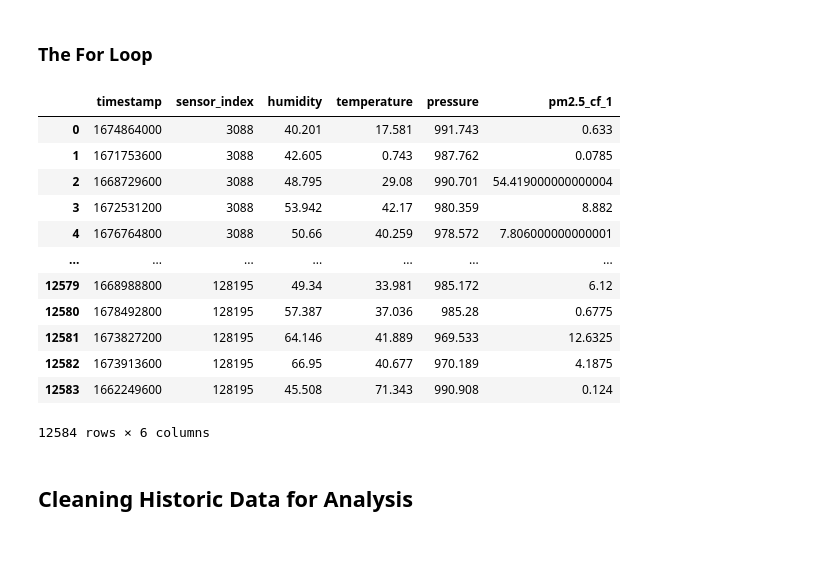
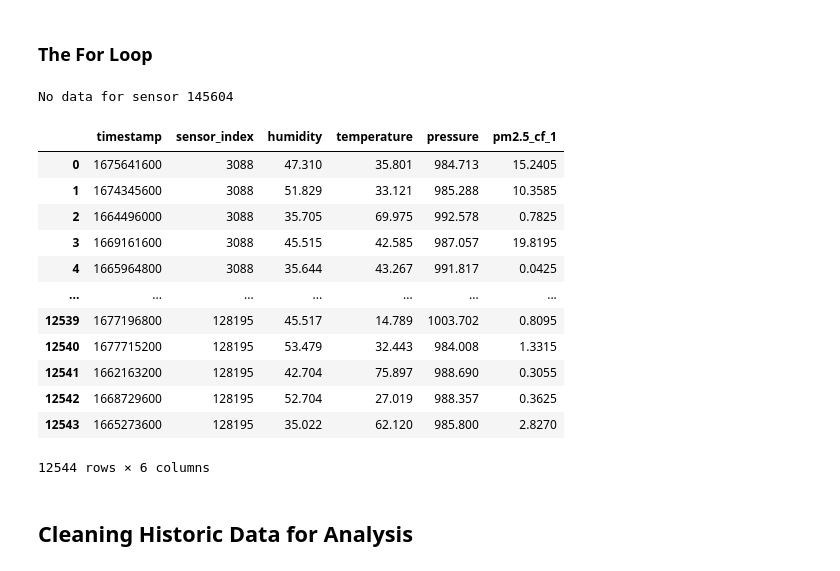
Before and after one commit to RTGS-Lab/QualityAirQualityCities, a Jupyter notebook: arcpy/qaqc/PurpleAir_Historic_QAQC.ipynb, the cells around one changed output. Cells and saved outputs as stored; diff of their text form; code cells hidden in the pictures.

```diff
--- a/arcpy/qaqc/PurpleAir_Historic_QAQC.ipynb
+++ b/arcpy/qaqc/PurpleAir_Historic_QAQC.ipynb
@@ -266,12 +261,7 @@ df_historic
 # %% [markdown]
 ### Setting Parameters for API
 # %%
-sensor_id = sensor_ids[0]
-
-#Creating an empty dataframe to hold all sensor data
-df_all_sensors = pd.DataFrame()
-
-# Timestamp String
+ # Timestamp String
 
 time_string = 'start_timestamp=' + str(start_timestamp) + '&end_timestamp=' + str(end_timestamp)
 
@@ -284,49 +274,68 @@ avg_string = 'average=1440'
 env_fields = ['humidity', 'temperature', 'pressure', 'pm2.5_cf_1']
 
 env_fields_string = 'fields=' + '%2C%20'.join(env_fields)
+
+# My Header
+
+my_headers = {'X-API-Key': api}
+
+#Creating an empty dataframe to hold all sensor data
+
+cols = ['timestamp'] + ['sensor_index'] + env_fields
+
+datatypes = [str, int, float, float, float, float]
+
+dtypes = np.dtype(list(zip(cols, datatypes)))
+
+df_all_sensors = pd.DataFrame(np.empty(0, dtype = dtypes))
 # %% [markdown]
 ### The For Loop
 # %%
 for sensor_id in sensor_ids:
     # Base URL
     base_url = f'https://api.purpleair.com/v1/sensors/{sensor_id}/history/csv?'
 
     # Put it all together
     query_url = base_url + '&'.join([time_string, avg_string, env_fields_string])
 
-    my_headers = {'X-API-Key': api}
     r = requests.get(query_url, headers=my_headers)
 
     if r.status_code == 200:
+
         # Read response as CSV data
         csv_data = r.content.decode('utf-8')
 
-        # Parse CSV data into pandas DataFrame
-        df_individual_sensor = pd.read_csv(io.StringIO(csv_data), header=None)
-        df_individual_sensor = df_individual_sensor.iloc[1:]  # exclude the header row
-        df_individual_sensor.columns = ['timestamp'] + ['sensor_index'] + env_fields
+        if csv_data.count('\n') == 1: # There is only one line (empty data)
+            print(f"No data for sensor {sensor_id}")
+        else:
 
-        # Concatenate the individual sensor data with the main DataFrame
-        df_all_sensors = pd.concat([df_all_sensors, df_individual_sensor], ignore_index=True)
+            # Parse CSV data into pandas DataFrame
+            df_individual_sensor = pd.read_csv(io.StringIO(csv_data), header=0, dtype = dtypes)
+    #         df_individual_sensor = df_individual_sensor.iloc[1:]  # exclude the header row
+            df_individual_sensor.columns = ['timestamp'] + ['sensor_index'] + env_fields
+
+            # Concatenate the individual sensor data with the main DataFrame
+            df_all_sensors = pd.concat([df_all_sensors, df_individual_sensor], ignore_index=True)
     else:
         print(f"Error fetching data for sensor {sensor_id}: {r.status_code}")
 
 # Display the concatenated DataFrame for all sensors
 df_all_sensors
 # %% [output]
+No data for sensor 145604
 |  | timestamp | sensor_index | humidity | temperature | pressure | pm2.5_cf_1 |
-| 0 | 1674864000 | 3088 | 40.201 | 17.581 | 991.743 | 0.633 |
-| 1 | 1671753600 | 3088 | 42.605 | 0.743 | 987.762 | 0.0785 |
-| 2 | 1668729600 | 3088 | 48.795 | 29.08 | 990.701 | 54.419000000000004 |
-| 3 | 1672531200 | 3088 | 53.942 | 42.17 | 980.359 | 8.882 |
-| 4 | 1676764800 | 3088 | 50.66 | 40.259 | 978.572 | 7.806000000000001 |
+| 0 | 1675641600 | 3088 | 47.310 | 35.801 | 984.713 | 15.2405 |
+| 1 | 1674345600 | 3088 | 51.829 | 33.121 | 985.288 | 10.3585 |
+| 2 | 1664496000 | 3088 | 35.705 | 69.975 | 992.578 | 0.7825 |
+| 3 | 1669161600 | 3088 | 45.515 | 42.585 | 987.057 | 19.8195 |
+| 4 | 1665964800 | 3088 | 35.644 | 43.267 | 991.817 | 0.0425 |
 | ... | ... | ... | ... | ... | ... | ... |
-| 12579 | 1668988800 | 128195 | 49.34 | 33.981 | 985.172 | 6.12 |
-| 12580 | 1678492800 | 128195 | 57.387 | 37.036 | 985.28 | 0.6775 |
-| 12581 | 1673827200 | 128195 | 64.146 | 41.889 | 969.533 | 12.6325 |
-| 12582 | 1673913600 | 128195 | 66.95 | 40.677 | 970.189 | 4.1875 |
-| 12583 | 1662249600 | 128195 | 45.508 | 71.343 | 990.908 | 0.124 |
+| 12539 | 1677196800 | 128195 | 45.517 | 14.789 | 1003.702 | 0.8095 |
+| 12540 | 1677715200 | 128195 | 53.479 | 32.443 | 984.008 | 1.3315 |
+| 12541 | 1662163200 | 128195 | 42.704 | 75.897 | 988.690 | 0.3055 |
+| 12542 | 1668729600 | 128195 | 52.704 | 27.019 | 988.357 | 0.3625 |
+| 12543 | 1665273600 | 128195 | 35.022 | 62.120 | 985.800 | 2.8270 |
-12584 rows × 6 columns
+12544 rows × 6 columns
 # %% [markdown]
 ## Cleaning Historic Data for Analysis
 # %%
```
Also changed, not shown: parts of 35 cells of this notebook, 1 other file.
